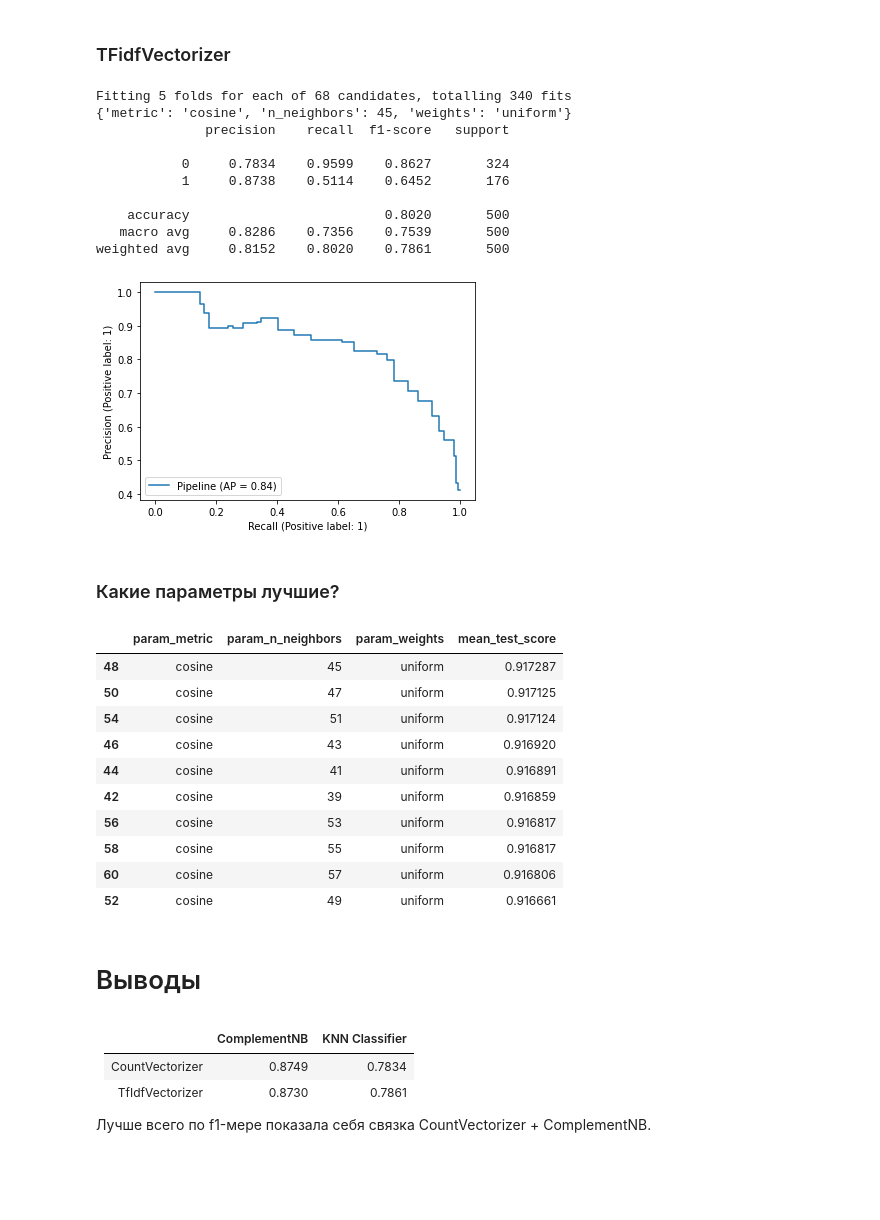
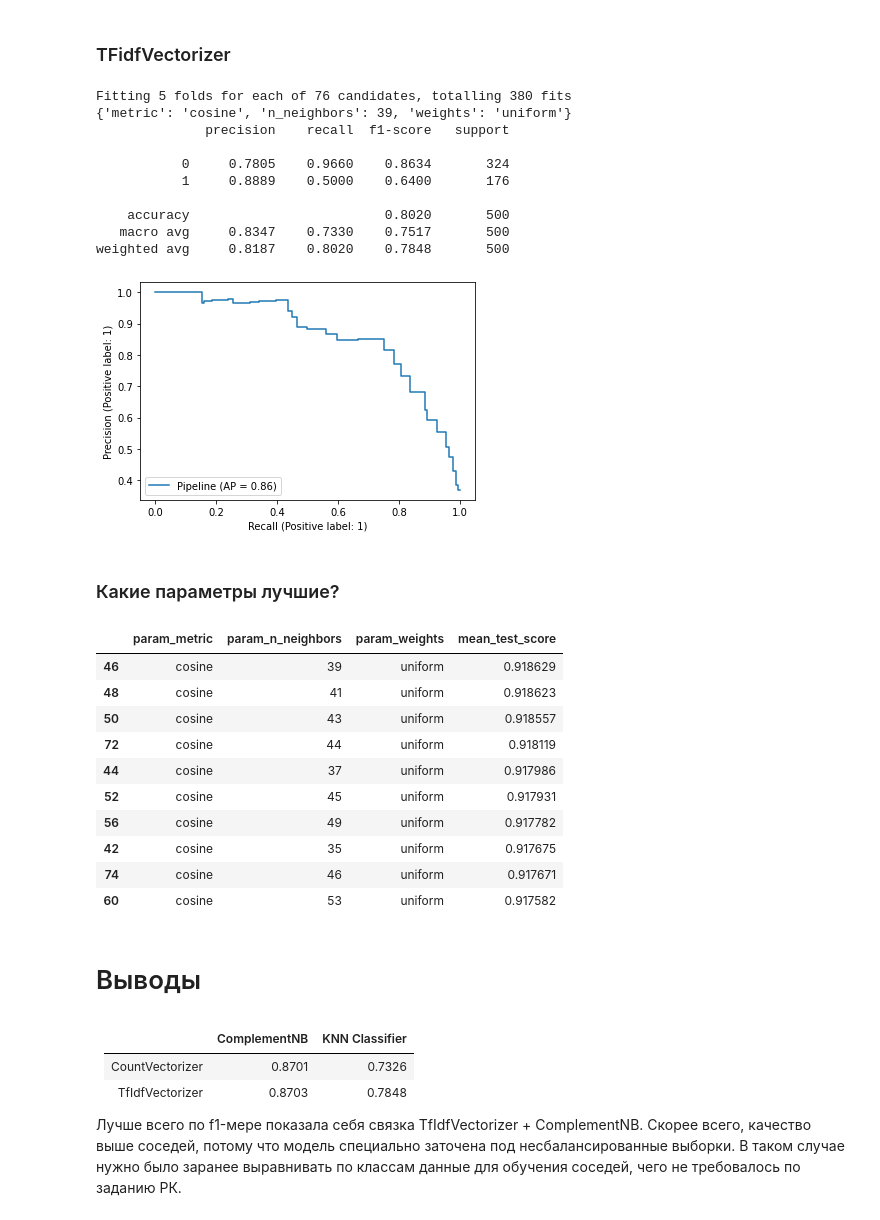
Before and after one commit to Defasium/MMO_rpg, a Jupyter notebook: rk2/rk2-mmo.ipynb, the cells around one changed output. Cells and saved outputs as stored; diff of their text form; code cells hidden in the pictures; blank space fills up the shorter version.

```diff
--- a/rk2/rk2-mmo.ipynb
+++ b/rk2/rk2-mmo.ipynb
@@ -338,43 +338,43 @@ grid_pipeline = Pipeline([
     ("model",
      GridSearchCV(
         KNeighborsClassifier(),
-        param_grid={'n_neighbors': [i for i in range(31, 64, 2)],
+        param_grid={'n_neighbors': [i for i in range(31, 64, 2)]+[44, 46],
                     'weights': ['uniform', 'distance'],
                     'metric': ['euclidean', 'cosine',]},
         cv=5,
         verbose=1,
         scoring='roc_auc', #'f1'
         )
     )
 ])
 
 grid_pipeline.fit(train_df["comment"], train_df["toxic"])
 print(grid_pipeline['model'].best_params_)
 model_pipeline = Pipeline([
     ("vectorizer", TfidfVectorizer(tokenizer=lambda x: tokenize_sentence(x, remove_stop_words=True))),
     ("model", KNeighborsClassifier(**grid_pipeline['model'].best_params_),)
 ]
 )
 
 model_pipeline.fit(train_df["comment"], train_df["toxic"])
 prec_c_10, rec_c_10, thresholds_c_10 = precision_recall_curve(y_true=test_df["toxic"],
                                                               probas_pred=model_pipeline.predict_proba(test_df["comment"])[:, 1])
 plot_precision_recall_curve(estimator=model_pipeline, X=test_df["comment"], y=test_df["toxic"])
 print(classification_report(y_true=test_df["toxic"],
                             y_pred=model_pipeline.predict(test_df["comment"]),
                             digits=4))
 # %% [output]
-Fitting 5 folds for each of 68 candidates, totalling 340 fits
-{'metric': 'cosine', 'n_neighbors': 45, 'weights': 'uniform'}
+Fitting 5 folds for each of 76 candidates, totalling 380 fits
+{'metric': 'cosine', 'n_neighbors': 39, 'weights': 'uniform'}
               precision    recall  f1-score   support
 
-           0     0.7834    0.9599    0.8627       324
-           1     0.8738    0.5114    0.6452       176
+           0     0.7805    0.9660    0.8634       324
+           1     0.8889    0.5000    0.6400       176
 
     accuracy                         0.8020       500
-   macro avg     0.8286    0.7356    0.7539       500
-weighted avg     0.8152    0.8020    0.7861       500
+   macro avg     0.8347    0.7330    0.7517       500
+weighted avg     0.8187    0.8020    0.7848       500
-[figure, old version]
+[figure, new version]
 # %% [markdown]
 ### Какие параметры лучшие?
 # %%
@@ -382,22 +382,22 @@ cols = ['param_metric', 'param_n_neighbors', 'param_weights', 'mean_test_score']
 pd.DataFrame(grid_pipeline['model'].cv_results_).sort_values(by='rank_test_score').loc[:, cols].head(10)
 # %% [output]
 |  | param_metric | param_n_neighbors | param_weights | mean_test_score |
-| 48 | cosine | 45 | uniform | 0.917287 |
-| 50 | cosine | 47 | uniform | 0.917125 |
-| 54 | cosine | 51 | uniform | 0.917124 |
-| 46 | cosine | 43 | uniform | 0.916920 |
-| 44 | cosine | 41 | uniform | 0.916891 |
-| 42 | cosine | 39 | uniform | 0.916859 |
-| 56 | cosine | 53 | uniform | 0.916817 |
-| 58 | cosine | 55 | uniform | 0.916817 |
-| 60 | cosine | 57 | uniform | 0.916806 |
-| 52 | cosine | 49 | uniform | 0.916661 |
+| 46 | cosine | 39 | uniform | 0.918629 |
+| 48 | cosine | 41 | uniform | 0.918623 |
+| 50 | cosine | 43 | uniform | 0.918557 |
+| 72 | cosine | 44 | uniform | 0.918119 |
+| 44 | cosine | 37 | uniform | 0.917986 |
+| 52 | cosine | 45 | uniform | 0.917931 |
+| 56 | cosine | 49 | uniform | 0.917782 |
+| 42 | cosine | 35 | uniform | 0.917675 |
+| 74 | cosine | 46 | uniform | 0.917671 |
+| 60 | cosine | 53 | uniform | 0.917582 |
 # %% [markdown]
 # Выводы
 # %% [markdown]
 |                 | ComplementNB | KNN Classifier |
 |-----------------|--------------|----------------|
-| CountVectorizer | 0.8749       | 0.7834         |
-| TfIdfVectorizer | 0.8730       | 0.7861         |
+| CountVectorizer | 0.8701       | 0.7326         |
+| TfIdfVectorizer | 0.8703       | 0.7848         |
 
-Лучше всего по f1-мере показала себя связка CountVectorizer + ComplementNB.
+Лучше всего по f1-мере показала себя связка TfIdfVectorizer + ComplementNB. Скорее всего, качество выше соседей, потому что модель специально заточена под несбалансированные выборки. В таком случае нужно было заранее выравнивать по классам данные для обучения соседей, чего не требовалось по заданию РК.
```
Also changed, not shown: parts of 6 cells of this notebook, 1 other file.
